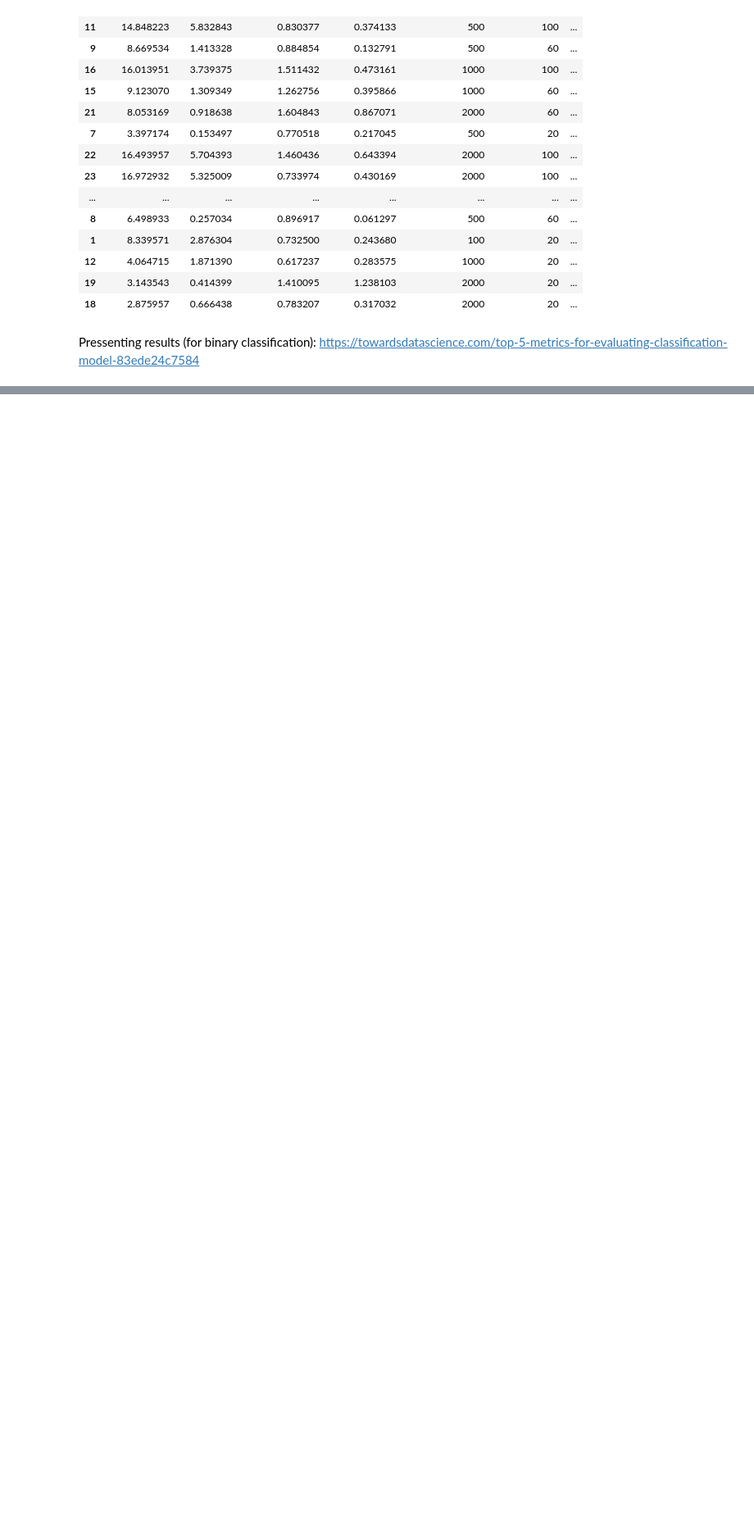
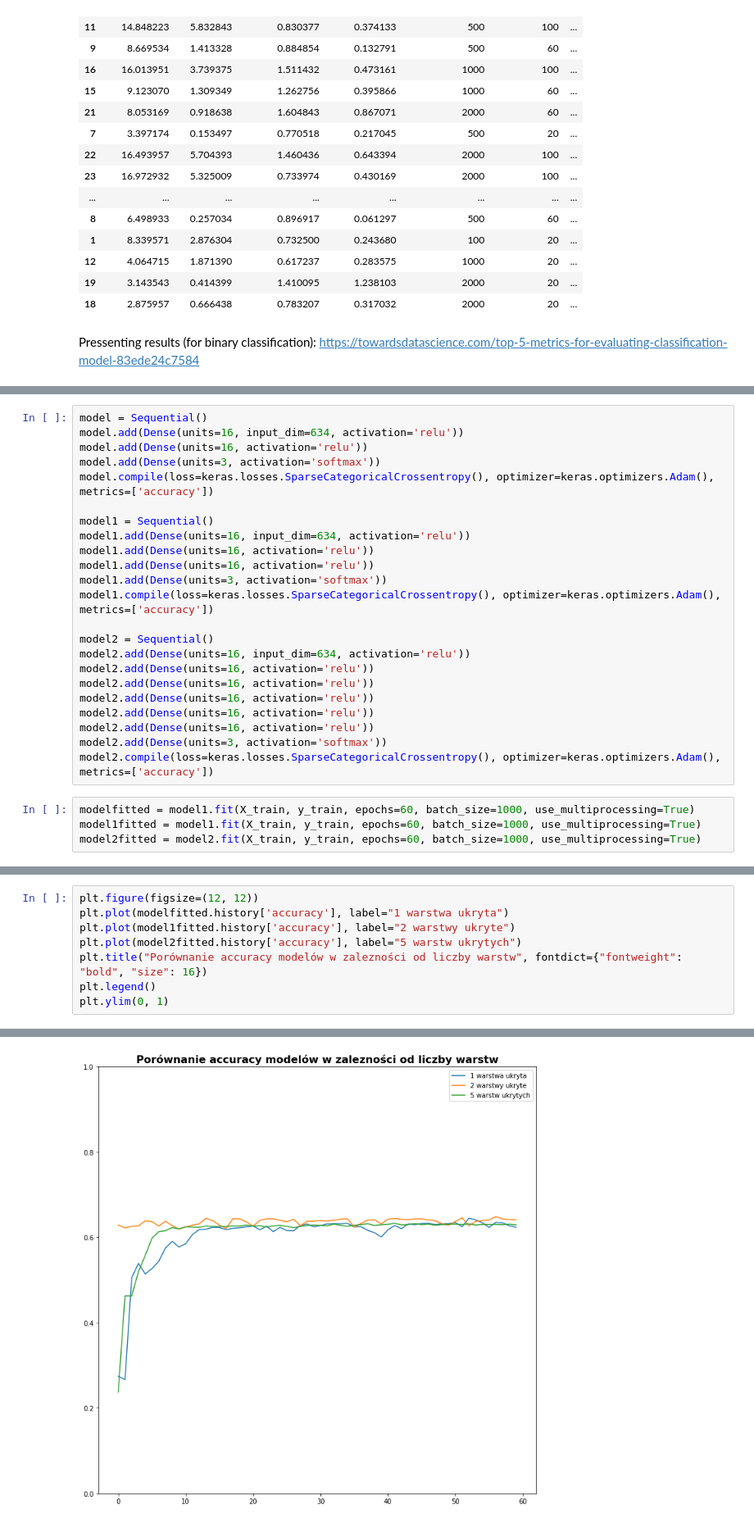
Before and after one commit to sebastiansukiennik01/NeuralNetworksProject, a Jupyter notebook: neuralNetworks.ipynb, the cells around one changed output, grey strips where cells are left out. Shown at 82% size. Saved outputs shown, nothing was run; the diff lists cells and outputs as text; blank space fills up the shorter version.

Commit message:
Wykonany gridsearch dla epoch i batchsize, oraz dla liczby neuronów i liczby warstw

```diff
--- a/neuralNetworks.ipynb
+++ b/neuralNetworks.ipynb
@@ -413,0 +329,27 @@ Pressenting results (for binary classification): https://towardsdatascience.com/
+# %%
+model = Sequential()
+model.add(Dense(units=16, input_dim=634, activation='relu'))
+model.add(Dense(units=16, activation='relu'))
+model.add(Dense(units=3, activation='softmax'))
+model.compile(loss=keras.losses.SparseCategoricalCrossentropy(), optimizer=keras.optimizers.Adam(), metrics=['accuracy'])
+
+model1 = Sequential()
+model1.add(Dense(units=16, input_dim=634, activation='relu'))
+model1.add(Dense(units=16, activation='relu'))
+model1.add(Dense(units=16, activation='relu'))
+model1.add(Dense(units=3, activation='softmax'))
+model1.compile(loss=keras.losses.SparseCategoricalCrossentropy(), optimizer=keras.optimizers.Adam(), metrics=['accuracy'])
+
+model2 = Sequential()
+model2.add(Dense(units=16, input_dim=634, activation='relu'))
+model2.add(Dense(units=16, activation='relu'))
+model2.add(Dense(units=16, activation='relu'))
+model2.add(Dense(units=16, activation='relu'))
+model2.add(Dense(units=16, activation='relu'))
+model2.add(Dense(units=16, activation='relu'))
+model2.add(Dense(units=3, activation='softmax'))
+model2.compile(loss=keras.losses.SparseCategoricalCrossentropy(), optimizer=keras.optimizers.Adam(), metrics=['accuracy'])
+# %%
+modelfitted = model1.fit(X_train, y_train, epochs=60, batch_size=1000, use_multiprocessing=True)
+model1fitted = model1.fit(X_train, y_train, epochs=60, batch_size=1000, use_multiprocessing=True)
+model2fitted = model2.fit(X_train, y_train, epochs=60, batch_size=1000, use_multiprocessing=True)
@@ -413,0 +376,9 @@ Pressenting results (for binary classification): https://towardsdatascience.com/
+# %%
+plt.figure(figsize=(12, 12))
+plt.plot(modelfitted.history['accuracy'], label="1 warstwa ukryta")
+plt.plot(model1fitted.history['accuracy'], label="2 warstwy ukryte")
+plt.plot(model2fitted.history['accuracy'], label="5 warstw ukrytych")
+plt.title("Porównanie accuracy modelów w zalezności od liczby warstw", fontdict={"fontweight": "bold", "size": 16})
+plt.legend()
+plt.ylim(0, 1)
+# %% [output]
@@ -413,0 +386 @@ Pressenting results (for binary classification): https://towardsdatascience.com/
+[figure, added]
```
Also changed, not shown: parts of 22 cells of this notebook.
